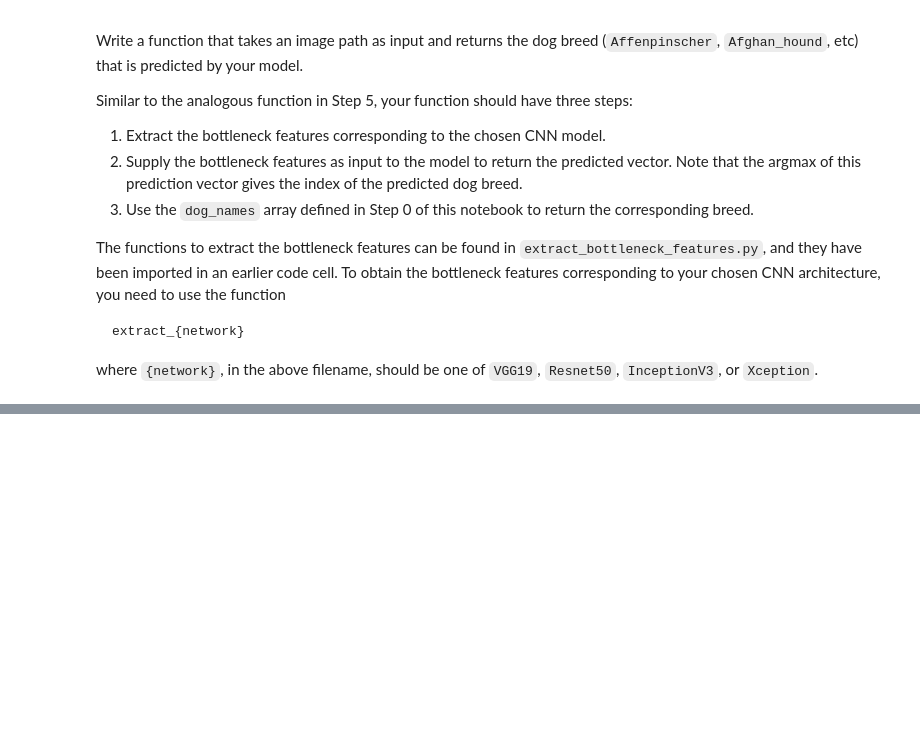
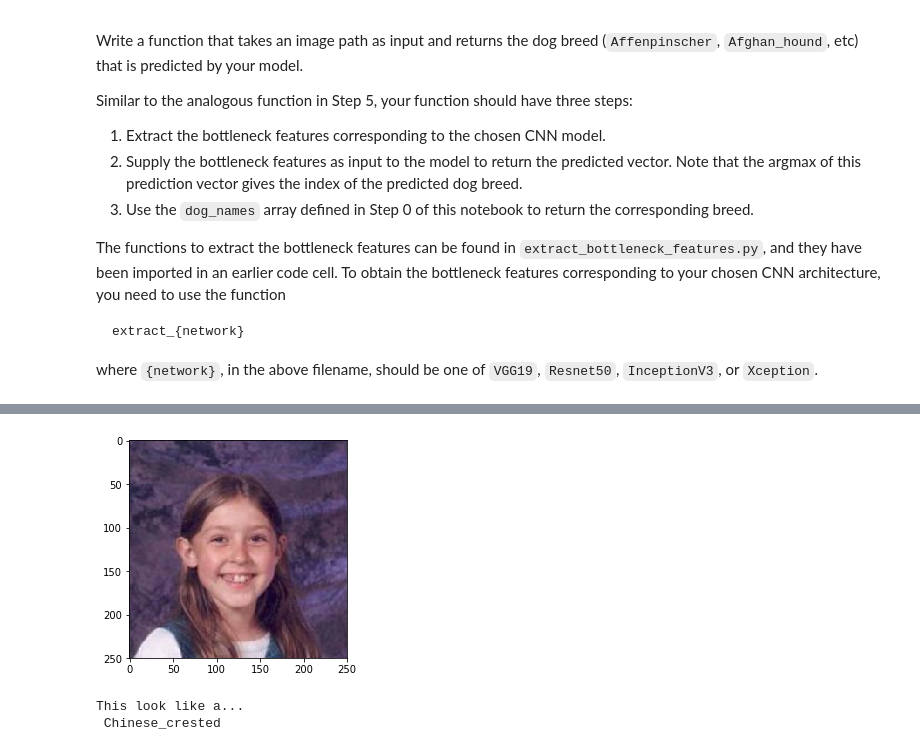
Before and after one commit to tutysara/dog-project, a Jupyter notebook: dog_app.ipynb, the cells around one changed output, grey strips where cells are left out. Cells and saved outputs as stored; diff of their text form; code cells hidden in the pictures; blank space fills up the shorter version.

```diff
--- a/dog_app.ipynb
+++ b/dog_app.ipynb
@@ -920,3 +925,40 @@ Some sample output for our algorithm is provided below, but feel free to design
 
 
 ### (IMPLEMENTATION) Write your Algorithm
+# %%
+### TODO: Write your algorithm.
+### Feel free to use as many code cells as needed.
+
+face_cascade = cv2.CascadeClassifier('haarcascades/haarcascade_frontalface_default.xml')
+
+def detect_breed(img_path):
+    is_dog = False
+    is_human = False
+    if dog_detector(img_path):
+        is_dog = True
+    elif face_detector(img_path):
+        is_human = True
+    else:
+        print("No dog or humans found")
+        plot_image_plain(img_path)
+        return
+    dog_breed = VGG19_predict_breed(img_path)
+    if(is_human):
+        print("Hey there...")
+        plot_image_plain(img_path)
+        print("You look like a...\n {dog_breed}".format(dog_breed=dog_breed))
+    else:
+        plot_image_plain(img_path)
+        print("This look like a...\n {dog_breed}".format(dog_breed=dog_breed))
+# %%
+# test
+img_path=resnet_missed_human_images[0]
+detect_breed(img_path)
+#detect_breed(dog_files_short[0])
+#detect_breed("nivetha2.jpg")
+#detect_breed("cat.jpg")
+#detect_breed("cat2.jpg")
+# %% [output]
+[figure, added]
+This look like a...
+ Chinese_crested
```
Also changed, not shown: parts of 22 cells of this notebook, 1 other file.
